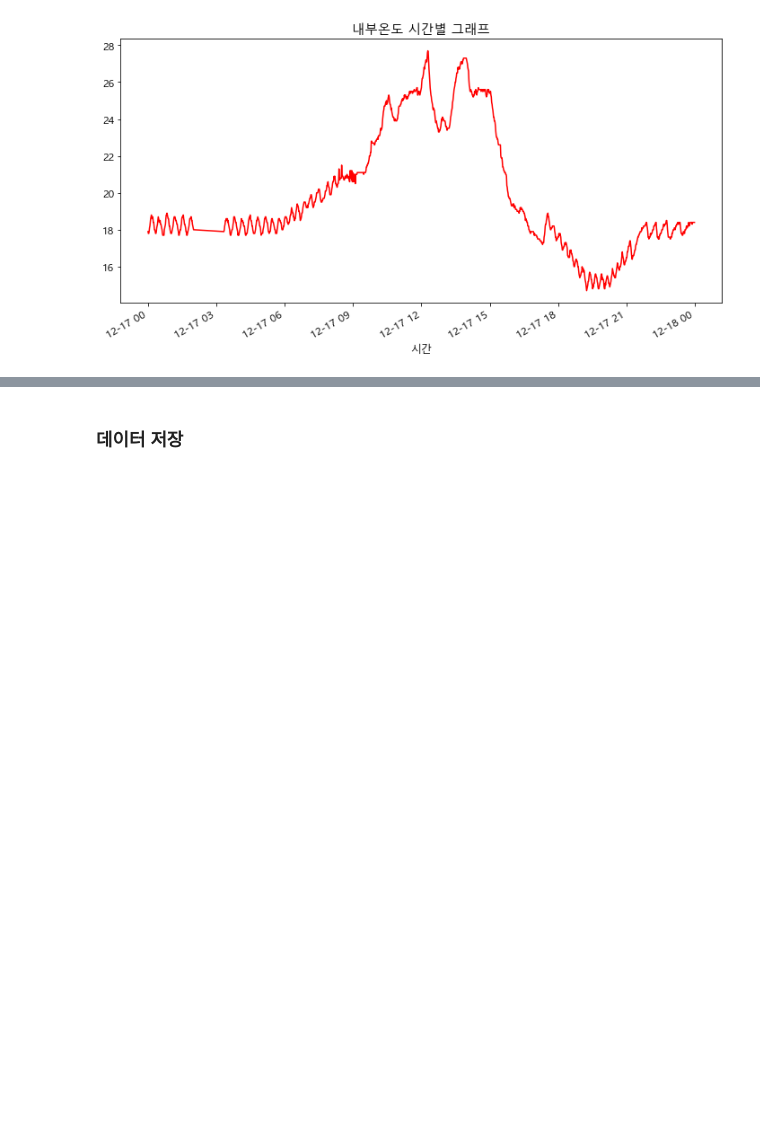
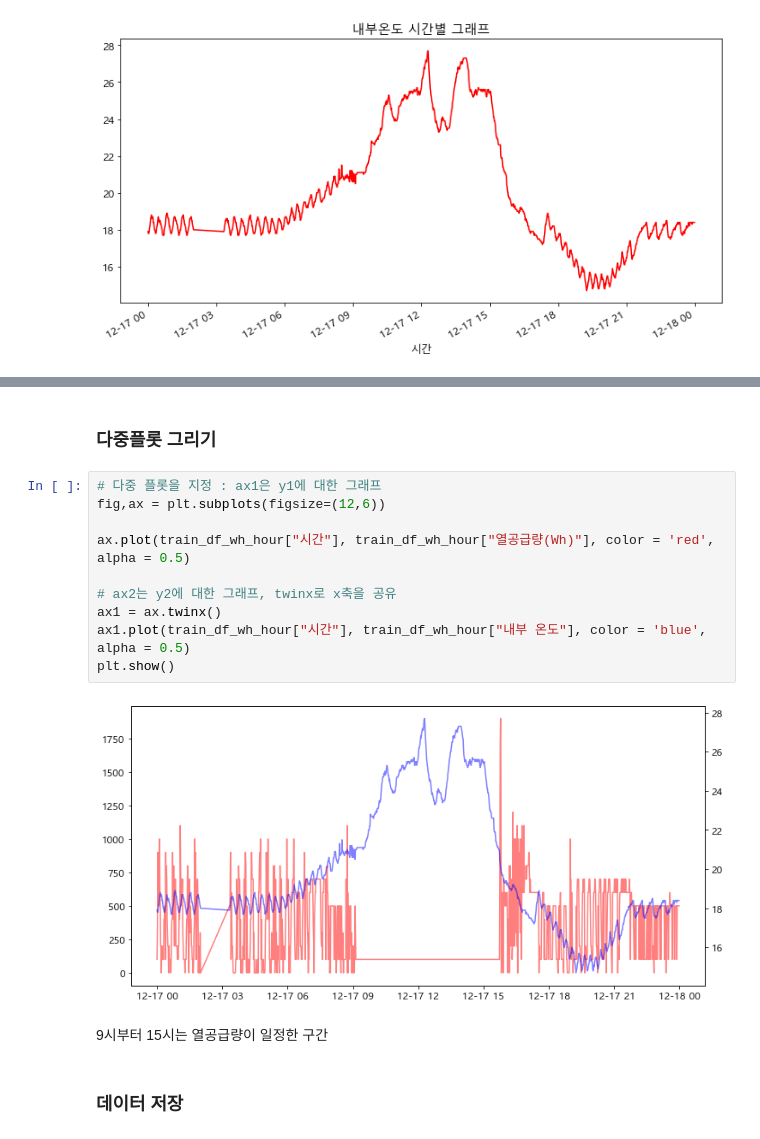
Before and after one commit to yxbxn/smart_farm, a Jupyter notebook: EDA.ipynb, the cells around one changed output, grey strips where cells are left out. Cells and saved outputs as stored; diff of their text form; blank space fills up the shorter version.

```diff
--- a/EDA.ipynb
+++ b/EDA.ipynb
@@ -883,3 +928,19 @@ Text(0.5, 1.0, '내부온도 시간별 그래프')
+# %% [markdown]
+### 다중플롯 그리기
+# %%
+# 다중 플롯을 지정 : ax1은 y1에 대한 그래프
+fig,ax = plt.subplots(figsize=(12,6))
+
+ax.plot(train_df_wh_hour["시간"], train_df_wh_hour["열공급량(Wh)"], color = 'red', alpha = 0.5)
+
+# ax2는 y2에 대한 그래프, twinx로 x축을 공유
+ax1 = ax.twinx()
+ax1.plot(train_df_wh_hour["시간"], train_df_wh_hour["내부 온도"], color = 'blue', alpha = 0.5)
+plt.show()
+# %% [output]
+[figure, added]
+# %% [markdown]
+9시부터 15시는 열공급량이 일정한 구간
 # %% [markdown]
 ### 데이터 저장
 # %%
```
Also changed, not shown: parts of 5 cells of this notebook.
